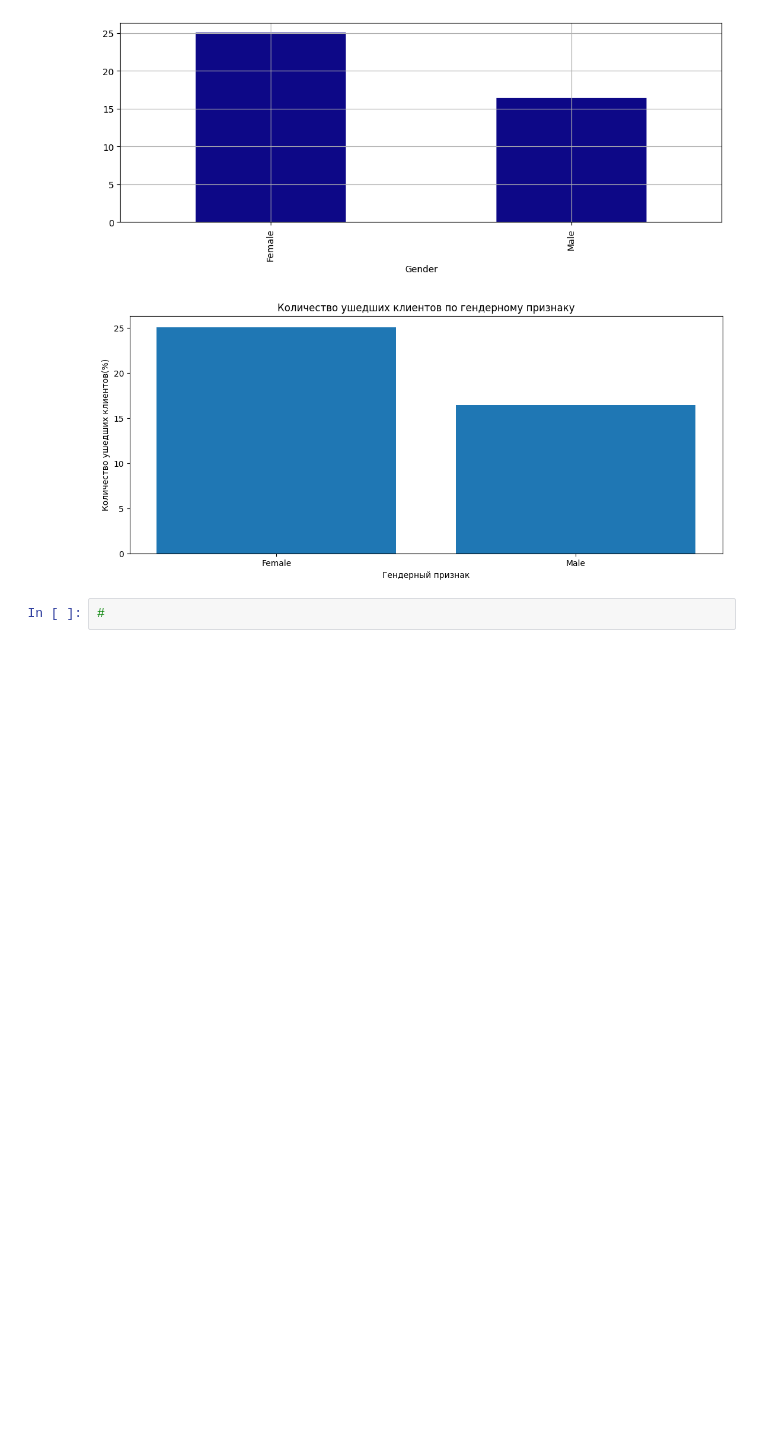
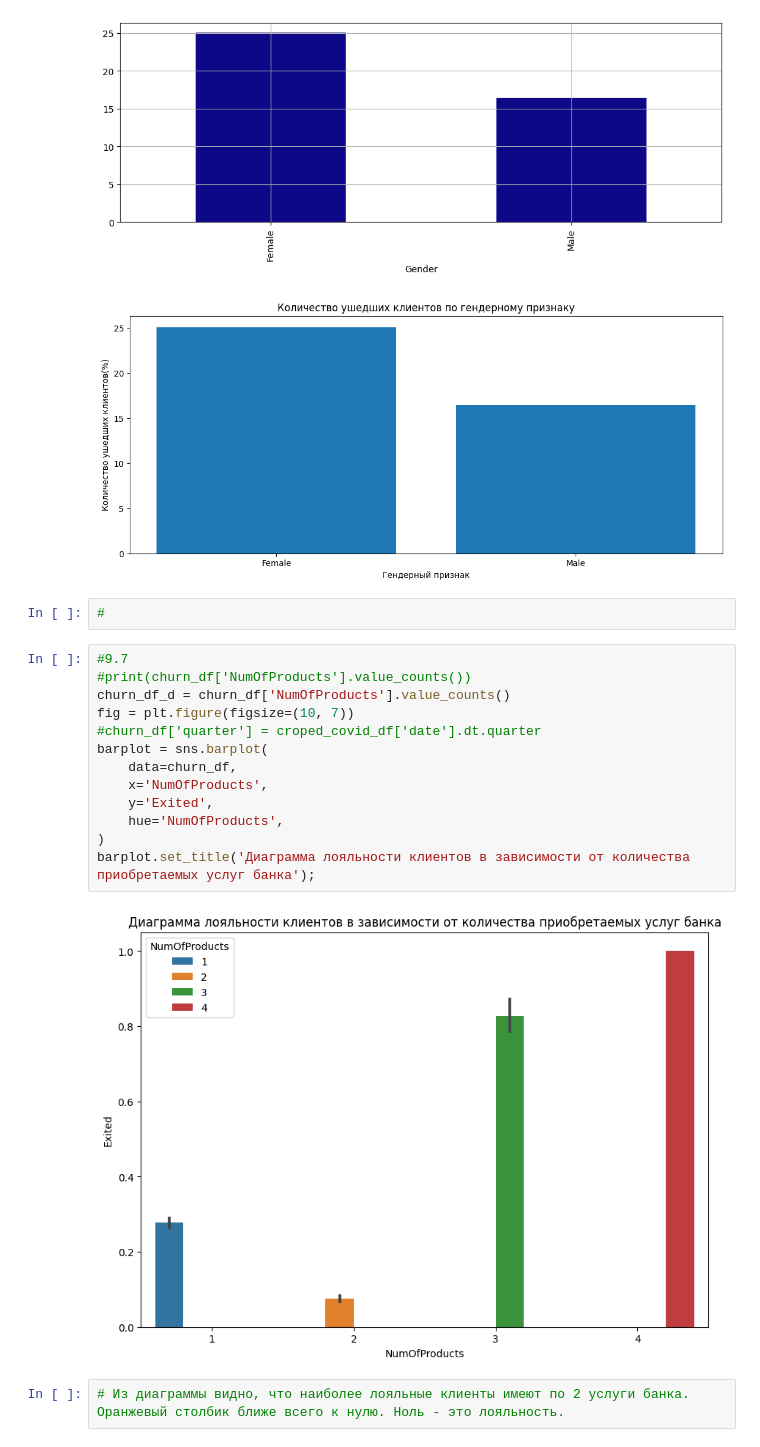
Before and after one commit to vasiloyk/svalka, a Jupyter notebook: 13.ipynb, the cells around one changed output. Cells and saved outputs as stored; diff of their text form; blank space fills up the shorter version.

```diff
--- a/13.ipynb
+++ b/13.ipynb
@@ -134,3 +134,20 @@ Text(0.5, 1.0, 'Количество ушедших клиентов по ген
 [figure]
 # %%
 #
+# %%
+#9.7
+#print(churn_df['NumOfProducts'].value_counts())
+churn_df_d = churn_df['NumOfProducts'].value_counts()
+fig = plt.figure(figsize=(10, 7))
+#churn_df['quarter'] = croped_covid_df['date'].dt.quarter
+barplot = sns.barplot(
+    data=churn_df,
+    x='NumOfProducts',
+    y='Exited',
+    hue='NumOfProducts',
+)
+barplot.set_title('Диаграмма лояльности клиентов в зависимости от количества приобретаемых услуг банка');
+# %% [output]
+[figure, added]
+# %%
+# Из диаграммы видно, что наиболее лояльные клиенты имеют по 2 услуги банка. Оранжевый столбик ближе всего к нулю. Ноль - это лояльность.
```
